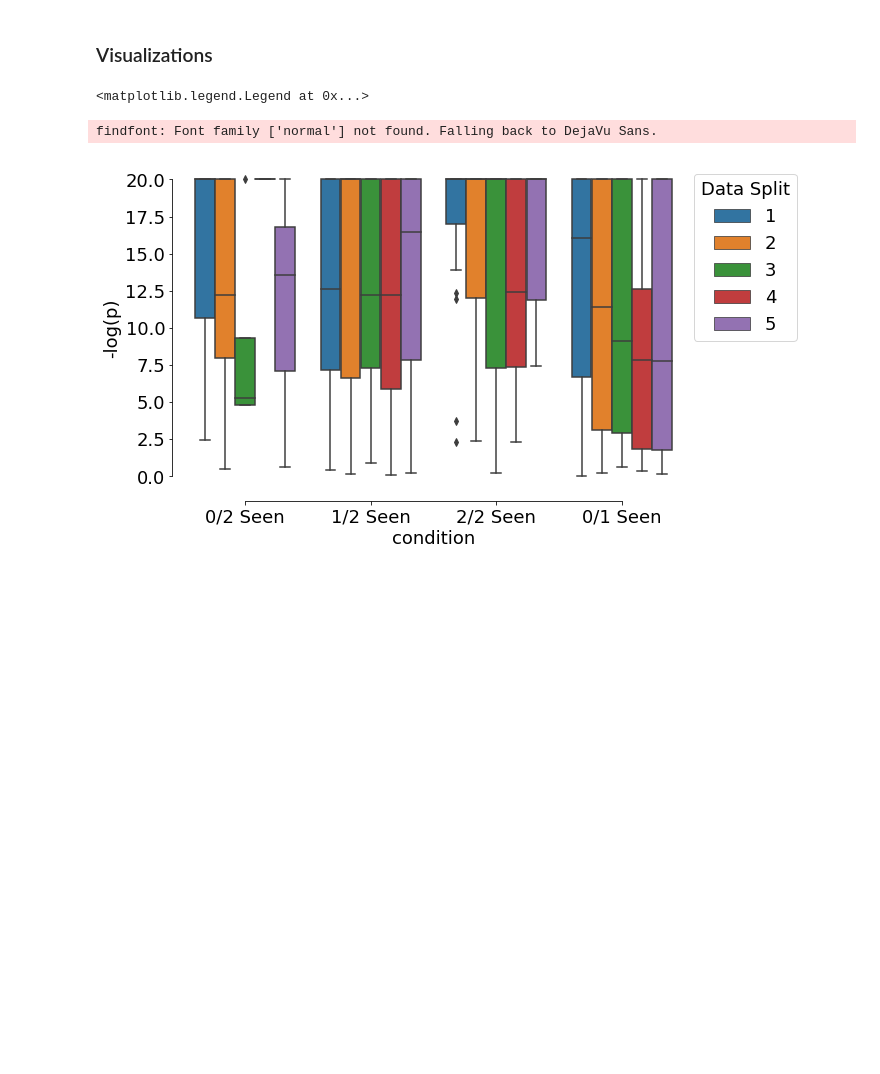
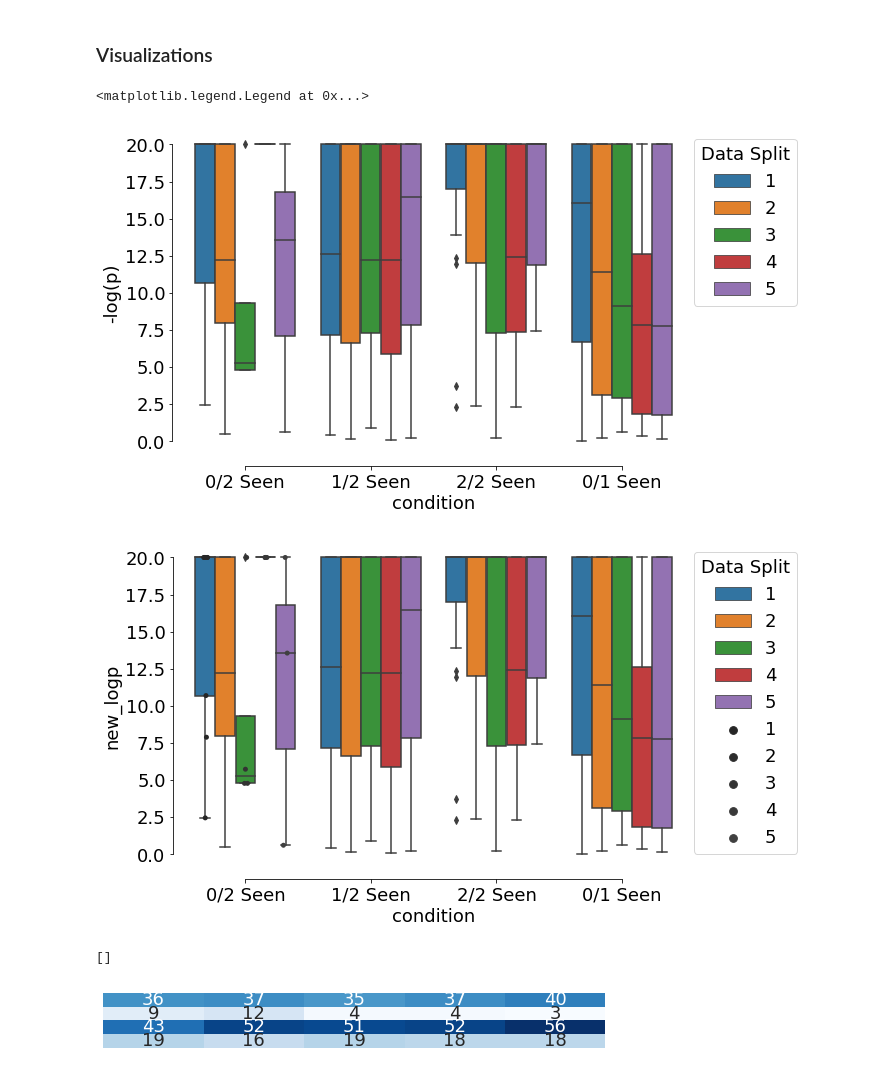
Before and after one commit to yhr91/GEARS_misc, a Jupyter notebook: paper/Fig2h_Ext_Fig_5.ipynb, the cells around one changed output. Cells and saved outputs as stored; diff of their text form; code cells hidden in the pictures; blank space fills up the shorter version.

```diff
--- a/paper/Fig2h_Ext_Fig_5.ipynb
+++ b/paper/Fig2h_Ext_Fig_5.ipynb
@@ -241,5 +241,9 @@ CEBPA+ctrl
 #np.save('p_values_norman_filter_0.01_gears', p_vals)
 #np.save('jaccards_norman_filter_0.01_gears', jaccards)
 # %%
-p_vals = np.load('p_values_norman_filter_0.01_gears.npy',allow_pickle=True).item()
-jaccards = np.load('jaccards_norman_filter_0.01_gears.npy',allow_pickle=True).item()
+p_vals = np.load('/dfs/user/yhr/gears2/Evaluation/p_values_norman_filter_0.01_gears.npy',allow_pickle=True).item()
+jaccards = np.load('/dfs/user/yhr/gears2/Evaluation/jaccards_norman_filter_0.01_gears.npy',allow_pickle=True).item()
+# %%
+for setting in jaccards[1].keys():
+    for seed in range(1,6):
+        print(seed, setting, len(jaccards[seed][setting]))
@@ -320,5 +345,41 @@ ax=plt.gca()
 ax.legend(bbox_to_anchor=(1.0, 1.0), title='Data Split')
 # %% [output]
 <matplotlib.legend.Legend at 0x...>
-findfont: Font family ['normal'] not found. Falling back to DejaVu Sans.
 [figure]
+# %%
+# Calculate group sizes
+group_sizes = dfs.groupby(['condition', 'seed']).size()
+
+# Define a function to apply to each row
+def apply_func(row):
+    group_size = group_sizes[row['condition'], row['seed']]
+    if group_size < 10:
+        return row['-log(p)']
+    else:
+        return np.nan
+
+# Create the new column
+dfs['new_logp'] = dfs.apply(apply_func, axis=1)
+# %%
+plt.figure(figsize=[9,6])
+sns.boxplot(x="condition", y="-log(p)", hue="seed", data=dfs)
+sns.stripplot(x="condition", y="new_logp", hue="seed", data=dfs, color=".25", dodge=True)
+sns.despine(offset=10, trim=True)
+
+ax=plt.gca()
+ax.legend(bbox_to_anchor=(1.0, 1.0), title='Data Split')
+
+plt.savefig('DE_pvals.svg', bbox_inches='tight')
+# %% [output]
+[figure, added]
+# %%
+# Calculate group sizes
+group_sizes = dfs.groupby(['condition', 'seed']).size().values
+
+fig, ax = plt.subplots(figsize=[9,1])
+sns.heatmap(group_sizes.reshape(-1, len(dfs['seed'].unique())), annot=True, fmt="d", cmap="Blues", cbar=False)
+ax.set_xticks([])  # Hide x-axis
+ax.set_yticks([])  # Hide y-axis
+# %% [output]
+[]
+[figure, added]
```
Also changed, not shown: parts of 1 cell of this notebook, 7 other files.
